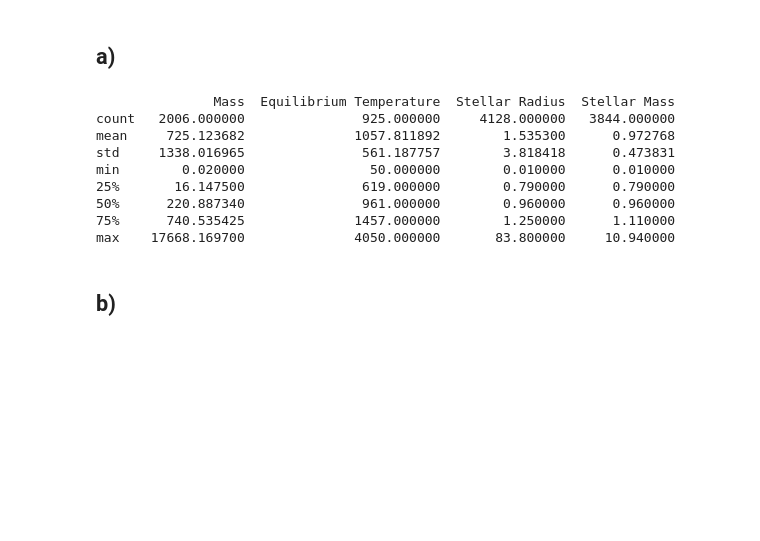
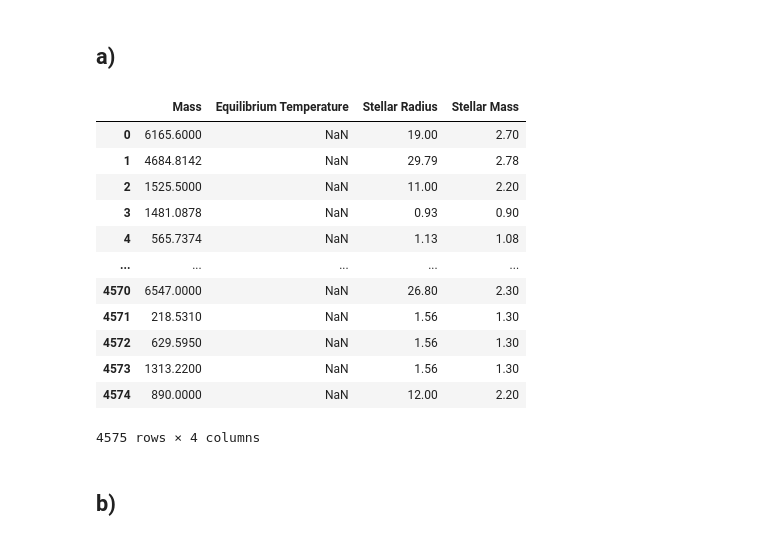
Before and after one commit to Hobbit0419/Uni_code, a Jupyter notebook: mat_stat/inlupp1/inlupp1.ipynb, the cells around one changed output. Drawn from its saved outputs; the diff is of its cells as text; code cells hidden in the pictures; blank space fills up the shorter version.

```diff
--- a/mat_stat/inlupp1/inlupp1.ipynb
+++ b/mat_stat/inlupp1/inlupp1.ipynb
@@ -93,19 +93,23 @@ plt.show()
 # %%
 raw_data = pd.read_csv('all_exoplanets_2021.csv')
 
 data = raw_data[["Mass", "Equilibrium Temperature", "Stellar Radius", "Stellar Mass"]]
 
-print(data.describe())
+data
 # %% [output]
+|  | Mass | Equilibrium Temperature | Stellar Radius | Stellar Mass |
+| 0 | 6165.6000 | NaN | 19.00 | 2.70 |
+| 1 | 4684.8142 | NaN | 29.79 | 2.78 |
+| 2 | 1525.5000 | NaN | 11.00 | 2.20 |
+| 3 | 1481.0878 | NaN | 0.93 | 0.90 |
+| 4 | 565.7374 | NaN | 1.13 | 1.08 |
+| ... | ... | ... | ... | ... |
+| 4570 | 6547.0000 | NaN | 26.80 | 2.30 |
+| 4571 | 218.5310 | NaN | 1.56 | 1.30 |
+| 4572 | 629.5950 | NaN | 1.56 | 1.30 |
+| 4573 | 1313.2200 | NaN | 1.56 | 1.30 |
+| 4574 | 890.0000 | NaN | 12.00 | 2.20 |
-               Mass  Equilibrium Temperature  Stellar Radius  Stellar Mass
-count   2006.000000               925.000000     4128.000000   3844.000000
-mean     725.123682              1057.811892        1.535300      0.972768
-std     1338.016965               561.187757        3.818418      0.473831
-min        0.020000                50.000000        0.010000      0.010000
-25%       16.147500               619.000000        0.790000      0.790000
-50%      220.887340               961.000000        0.960000      0.960000
-75%      740.535425              1457.000000        1.250000      1.110000
-max    17668.169700              4050.000000       83.800000     10.940000
+4575 rows × 4 columns
 # %% [markdown]
 ## b)
 # %%
```
Also changed, not shown: parts of 4 cells of this notebook, 24 other files.
